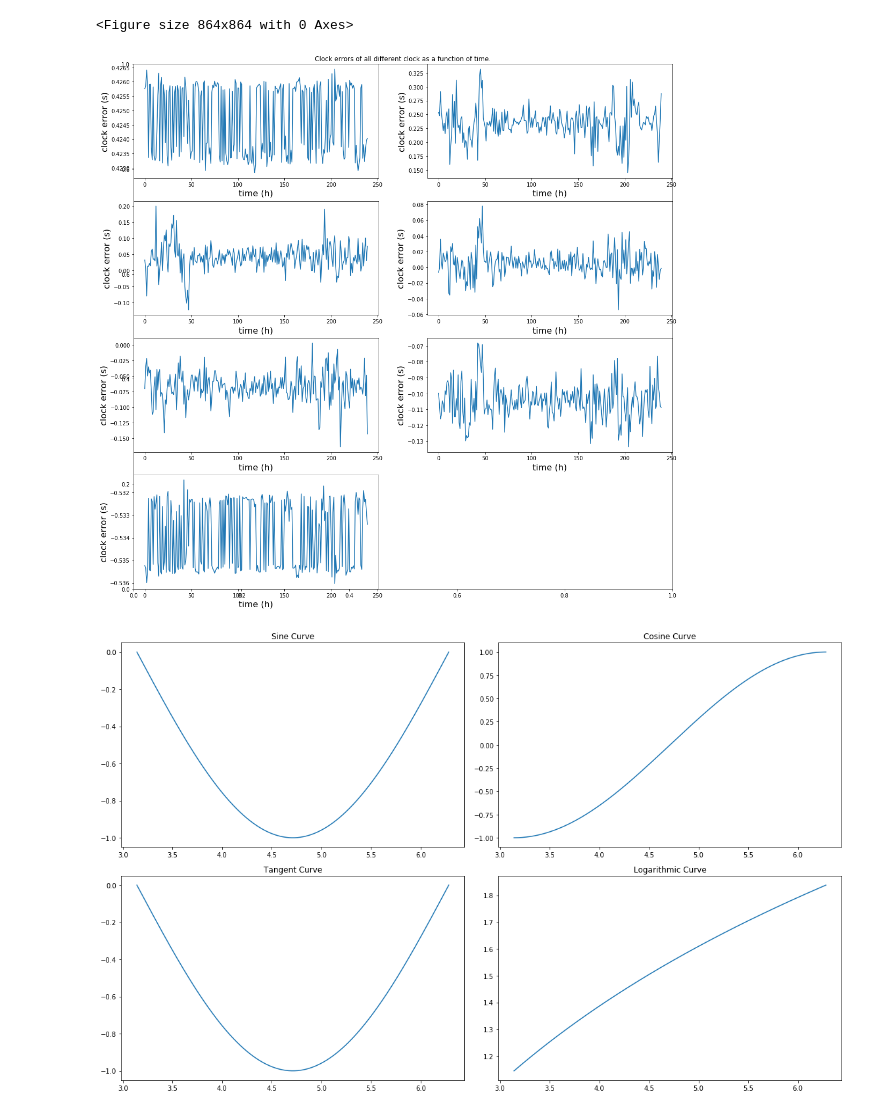
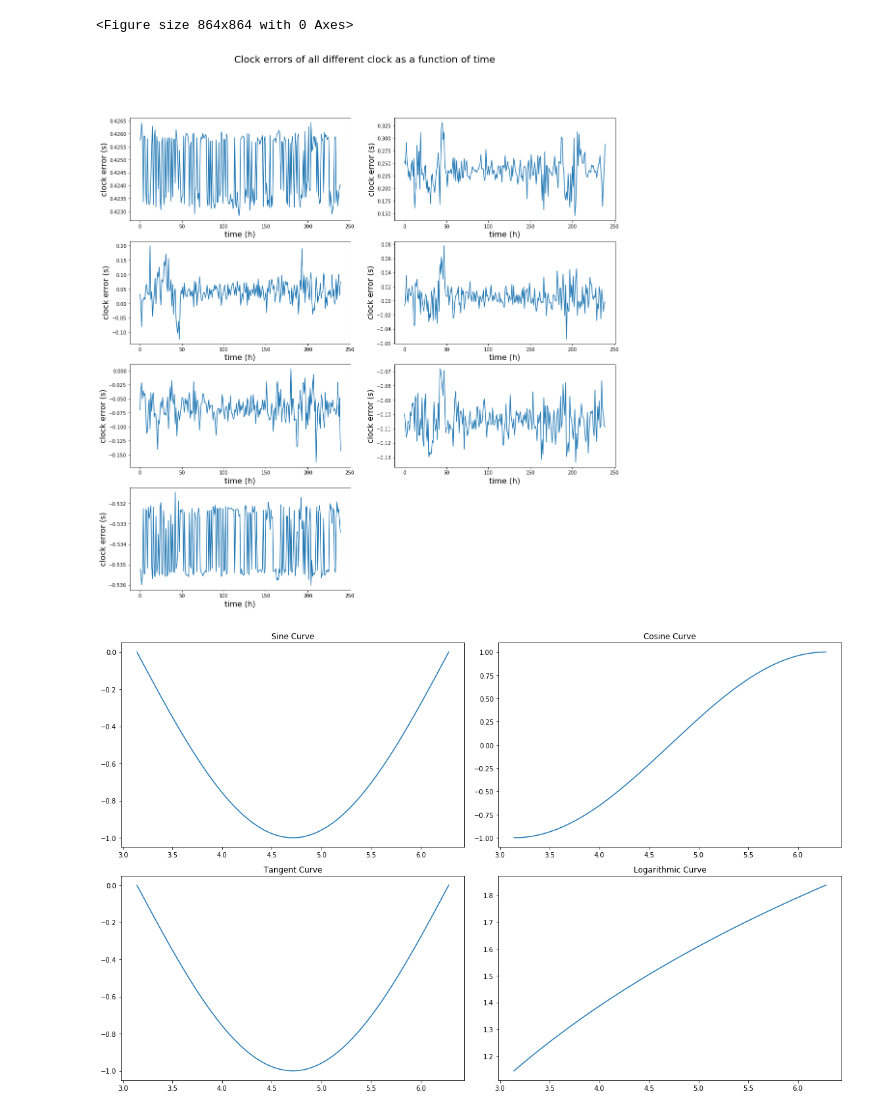
Before and after one commit to janguera/seismic-monitors-time-delay, a Jupyter notebook: Graph denoising Notebook.ipynb, the cells around one changed output. Saved outputs shown, nothing was run; the diff lists cells and outputs as text; code cells hidden in the pictures.

```diff
--- a/Graph denoising Notebook.ipynb
+++ b/Graph denoising Notebook.ipynb
@@ -682,8 +682,9 @@ AttributeError: Unknown property sharex
 <Figure size 864x864 with 0 Axes>
 # %%
 fig = plt.figure(figsize=(18, 18))
-plt.title("Clock errors of all different clock as a function of time.")
-
+plt.suptitle("Clock errors of all different clock as a function of time", fontsize=20)
+#plt.yticks(fontsize=16)
+#plt.xticks(fontsize=16)
 ax1 = fig.add_subplot(4, 2, 1,aspect='auto')
 ax2 = fig.add_subplot(4, 2, 2, aspect='auto')
 ax3 = fig.add_subplot(4, 2, 3, aspect='auto')
@@ -711,34 +712,34 @@ ax2.plot(range(len(the_results[0:240,3])), the_results[0:240,1])
 ax2.set_xlabel("time (h)", fontsize=16)
 ax2.set_ylabel("clock error (s)", fontsize=16)
 
 ax3.plot(range(len(the_results[0:240,3])), the_results[0:240,2])
 ax3.set_xlabel("time (h)", fontsize=16)
 ax3.set_ylabel("clock error (s)", fontsize=16)
 
 ax4.plot(range(len(the_results[0:240,3])), the_results[0:240,3])
 ax4.set_xlabel("time (h)", fontsize=16)
 ax4.set_ylabel("clock error (s)", fontsize=16)
 
 ax5.plot(range(len(the_results[0:240,3])), the_results[0:240,4])
 ax5.set_xlabel("time (h)", fontsize=16)
 ax5.set_ylabel("clock error (s)", fontsize=16)
 
 ax6.plot(range(len(the_results[0:240,3])), the_results[0:240,5])
 ax6.set_xlabel("time (h)", fontsize=16)
 ax6.set_ylabel("clock error (s)", fontsize=16)
 
 ax7.plot(range(len(the_results[0:240,3])), the_results[0:240,6])
 ax7.set_xlabel("time (h)", fontsize=16)
 ax7.set_ylabel("clock error (s)", fontsize=16)
 
 #ax8.plot(range(len(the_results[0:240,3])), the_results[0:240,6])
 #ax8.set_xlabel("time (h)", fontsize=16)
 #ax8.set_ylabel("clock error (s)", fontsize=16)
 
 
 plt.show()
 # %% [output]
-[figure, old version]
+[figure, new version]
 # %%
 import matplotlib.pyplot as plt
 import numpy as np
```
Also changed, not shown: 1 other file.
